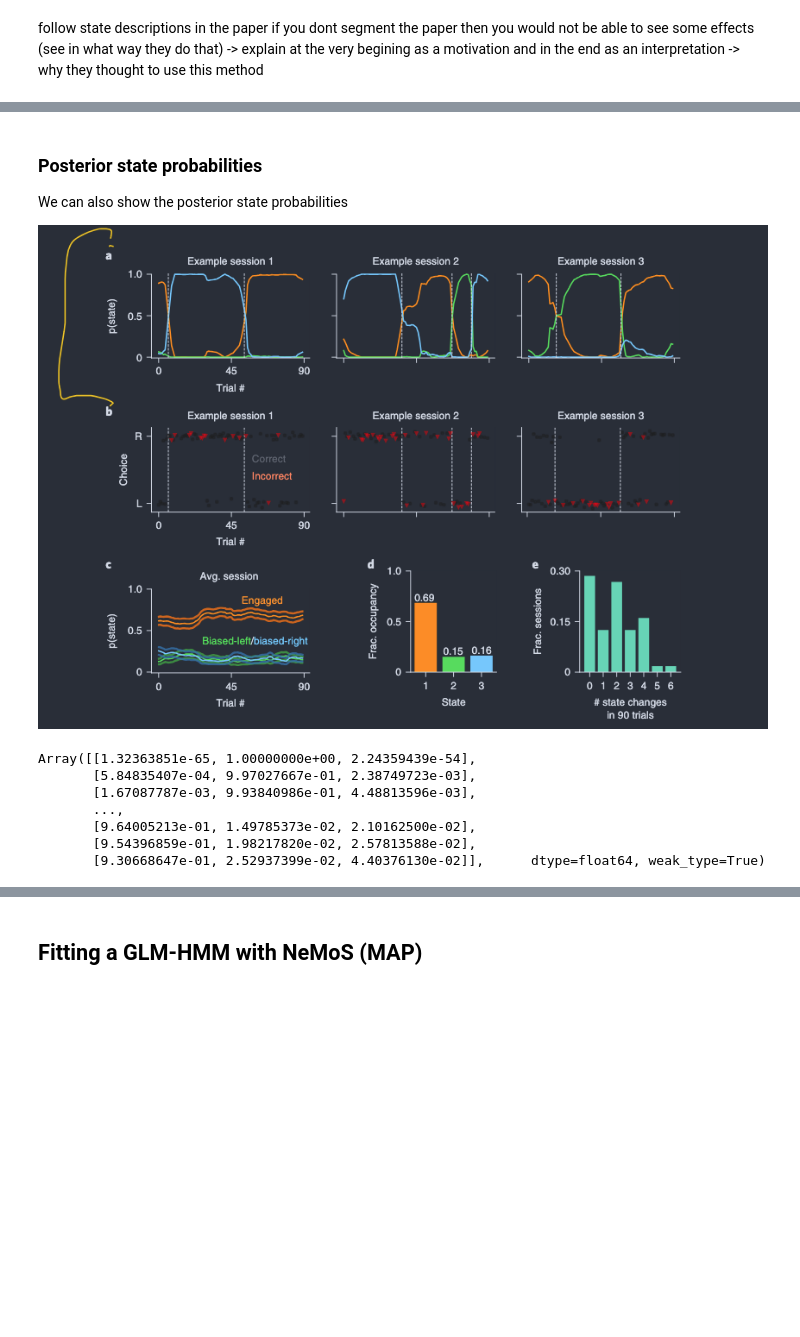
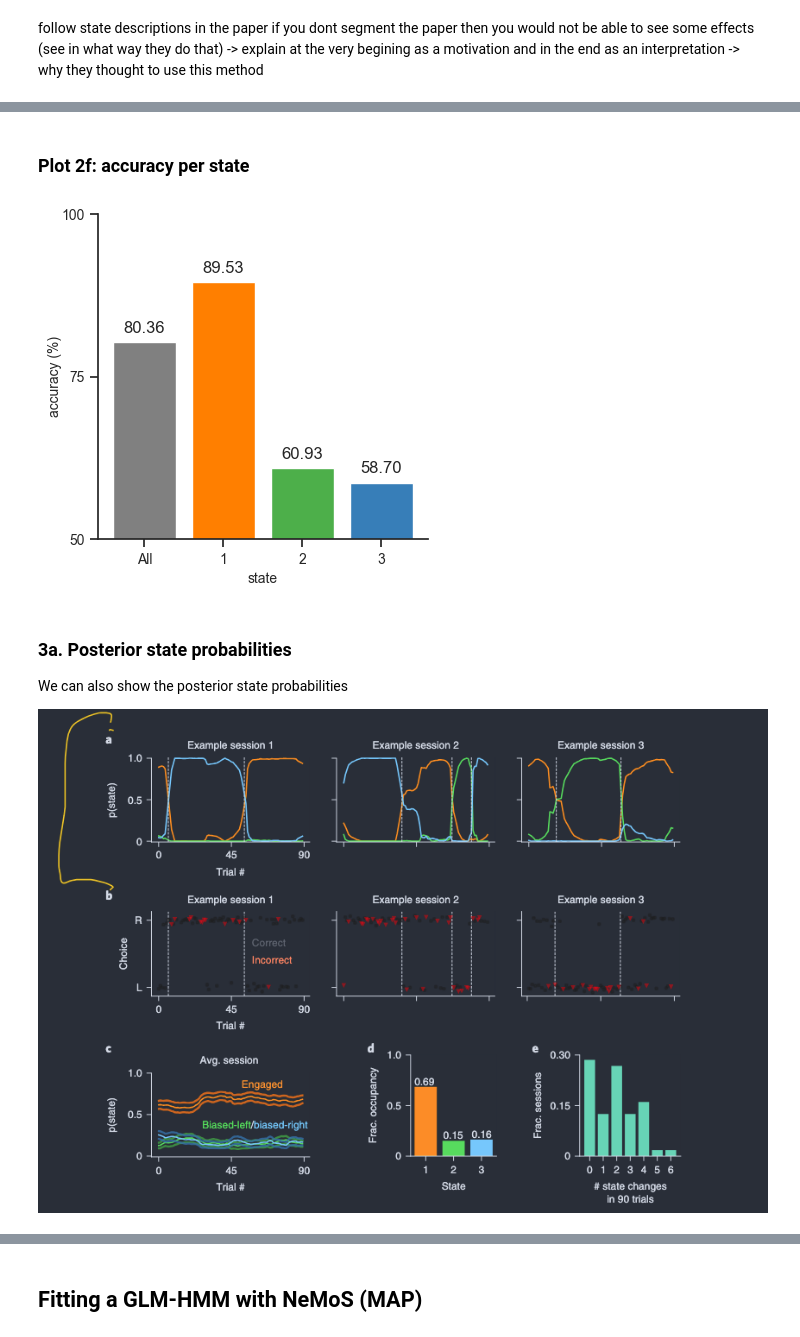
Before and after one commit to camila-maura/glm_hmm_notebook, a Jupyter notebook: scripts/01_ashwood_replication.ipynb, the cells around one changed output, grey strips where cells are left out. Drawn from its saved outputs; the diff is of its cells as text; code cells hidden in the pictures; blank space fills up the shorter version.

```diff
--- a/scripts/01_ashwood_replication.ipynb
+++ b/scripts/01_ashwood_replication.ipynb
@@ -344,15 +558,60 @@ NameError: name 'log_transition_matrix' is not defined
+# %% [markdown]
+### Plot 2f: accuracy per state
+# %%
+unnormalized_inpt, _, _ = load_data("IBL/CSHL_008" +
+                                        '_unnormalized.npz')
+accuracies_to_plot = []
+not_zero_loc = np.where(unnormalized_inpt[:, 0] != 0)[0] # unnormalized input
+
+correct_ans = (np.sign(unnormalized_inpt[not_zero_loc, 0]) + 1) / 2
+acc = np.sum(choices_mouse[not_zero_loc] == correct_ans) / len(correct_ans)
+accuracies_to_plot.append(acc) # Append total accuracy
+
+for state in range(n_states): # Append accuracy per state
+    # index of time points where the most likely state is 0
+    #idx_of_interest = np.where(model.decode_state(X_mouse,choices_mouse, state_format = "index")==state)
+    # viterbi yields a slightly different result
+
+    posterior_probs = model.smooth_proba(X_mouse, choices_mouse)
+    idx_of_interest = np.where(posterior_probs[:, state] >= 0.9)[0]
+
+    inpt_this_state, unnormalized_inpt_this_state, y_this_state = \
+        design_matrix[idx_of_interest, :], unnormalized_inpt[idx_of_interest, :], \
+        choices_mouse[idx_of_interest]
+
+    not_zero_loc = np.where(unnormalized_inpt_this_state[:, 0] != 0)[0]
+
+    correct_ans = (np.sign(unnormalized_inpt_this_state[not_zero_loc, 0]) + 1) / 2
+    acc = np.sum(y_this_state[not_zero_loc] == correct_ans) / len(correct_ans)
+    accuracies_to_plot.append(acc)
+
+cols = [
+        '#ff7f00', '#4daf4a', '#377eb8', '#f781bf', '#a65628', '#984ea3',
+        '#999999', '#e41a1c', '#dede00'
+    ]
+
+fig = plt.figure(figsize=(6, 5))
+plt.subplots_adjust(left=0.4, bottom=0.3, right=0.95, top=0.95)
+for z, acc in enumerate(accuracies_to_plot):
+    if z == 0:
+        col = 'grey'
+    else:
+        col = cols[z - 1]
+    plt.bar(z, acc*100, width=0.8, color=col)
+    plt.text(z, acc*100 + 1, f"{acc*100:.2f}", ha='center', va='bottom', fontsize=12)
+
+plt.ylim((50, 100))
+plt.xticks([0, 1, 2, 3], ['All', '1', '2', '3'], fontsize=10)
+plt.yticks([50, 75, 100], fontsize=10)
+plt.xlabel('state', fontsize=10)
+plt.ylabel('accuracy (%)', fontsize=10, labelpad=-0.5)
+plt.gca().spines['right'].set_visible(False)
+plt.gca().spines['top'].set_visible(False)
+plt.show()
+# %% [output]
+[figure, added]
 # %% [markdown]
-### Posterior state probabilities
+### 3a. Posterior state probabilities
 We can also show the posterior state probabilities
 
 ![image.png](attachment:image.png)
-# %%
-plt.model.smooth_proba(X_mouse, choices_mouse)
-# %% [output]
-Array([[1.32363851e-65, 1.00000000e+00, 2.24359439e-54],
-       [5.84835407e-04, 9.97027667e-01, 2.38749723e-03],
-       [1.67087787e-03, 9.93840986e-01, 4.48813596e-03],
-       ...,
-       [9.64005213e-01, 1.49785373e-02, 2.10162500e-02],
-       [9.54396859e-01, 1.98217820e-02, 2.57813588e-02],
-       [9.30668647e-01, 2.52937399e-02, 4.40376130e-02]],      dtype=float64, weak_type=True)
```
Also changed, not shown: parts of 33 cells of this notebook, 4 other files.
